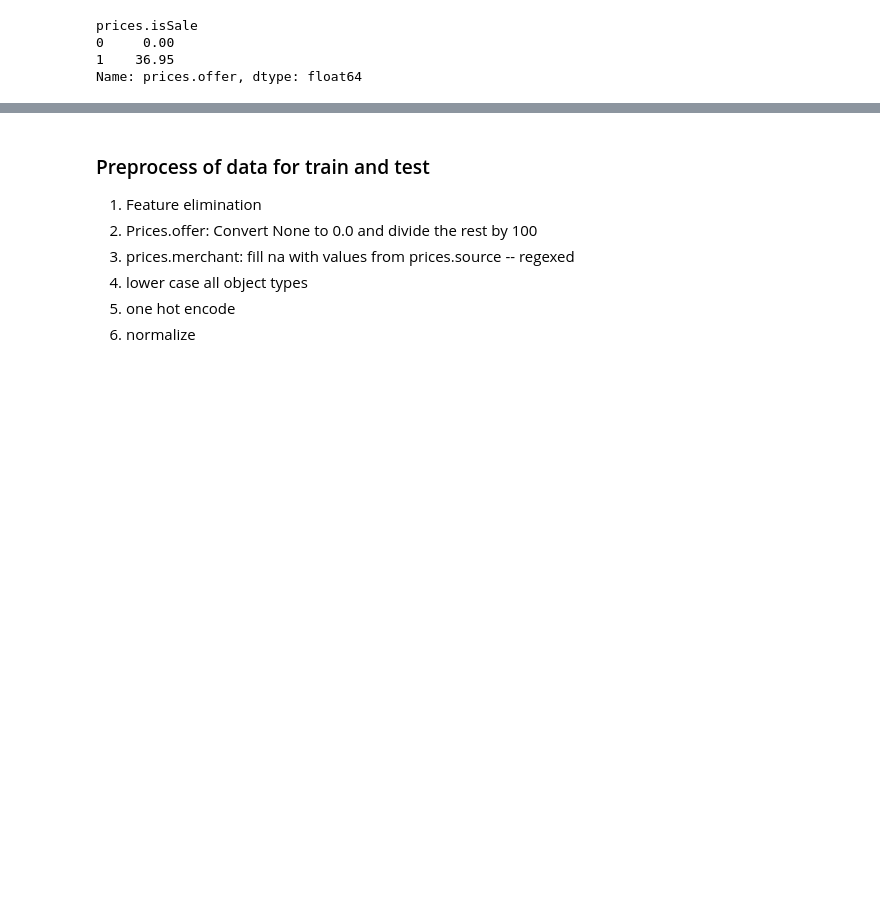
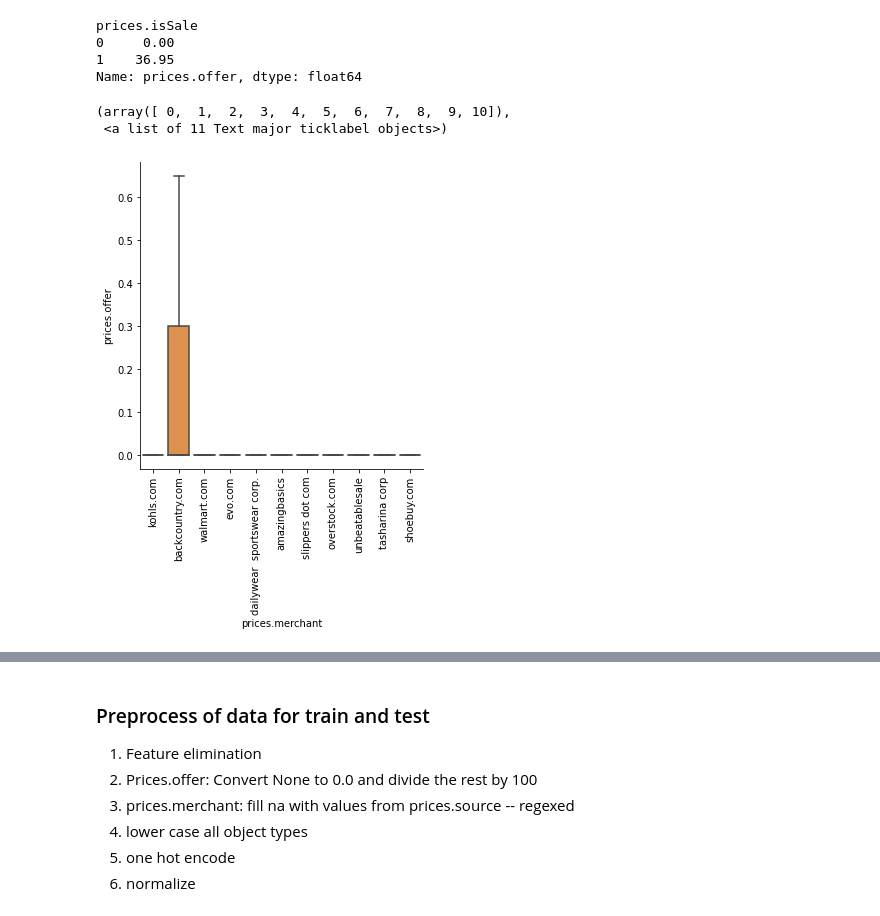
Before and after one commit to asubramaniyan/womens-shoes-price, a Jupyter notebook: womens-shoe-prices-eda.ipynb, the cells around one changed output, grey strips where cells are left out. Saved outputs shown, nothing was run; the diff lists cells and outputs as text; code cells hidden in the pictures; blank space fills up the shorter version.

```diff
--- a/womens-shoe-prices-eda.ipynb
+++ b/womens-shoe-prices-eda.ipynb
@@ -846,3 +850,12 @@ prices.isSale
 0     0.00
 1    36.95
 Name: prices.offer, dtype: float64
+# %%
+## Further exploration of prices.offer
+# does all merchants provide sale offer?
+sns.catplot(x="prices.merchant", y="prices.offer", data=X_train, kind = "box")
+plt.xticks(rotation = 90)
+# %% [output]
+(array([ 0,  1,  2,  3,  4,  5,  6,  7,  8,  9, 10]),
+ <a list of 11 Text major ticklabel objects>)
+[figure, added]
```
Also changed, not shown: parts of 81 cells of this notebook.
